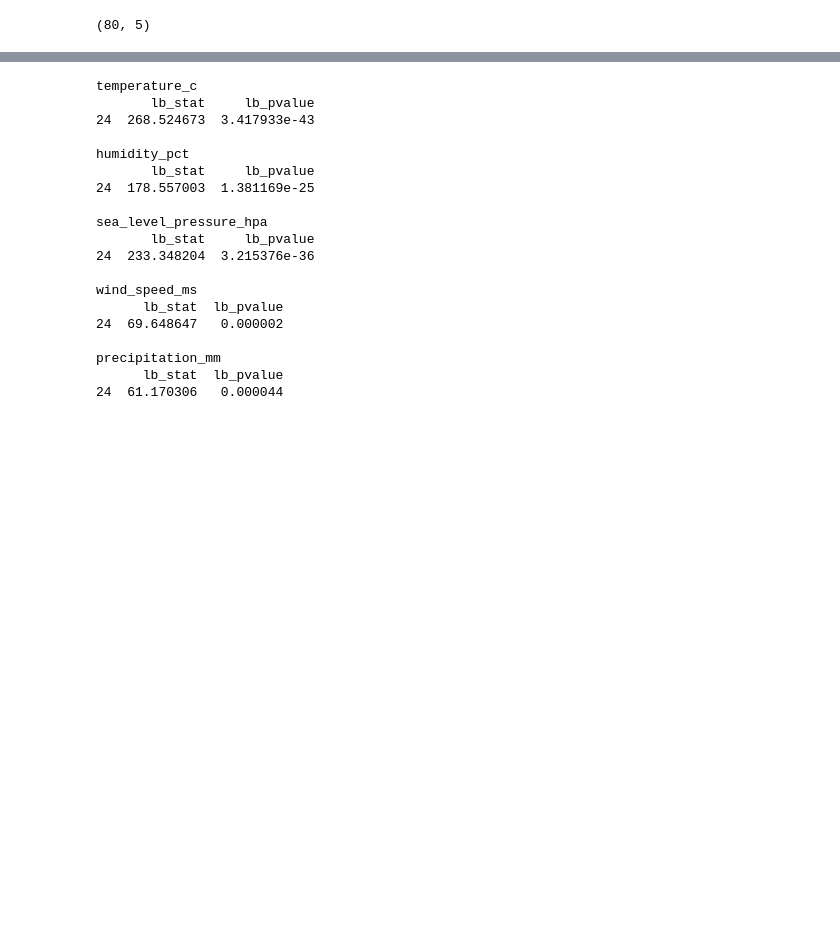
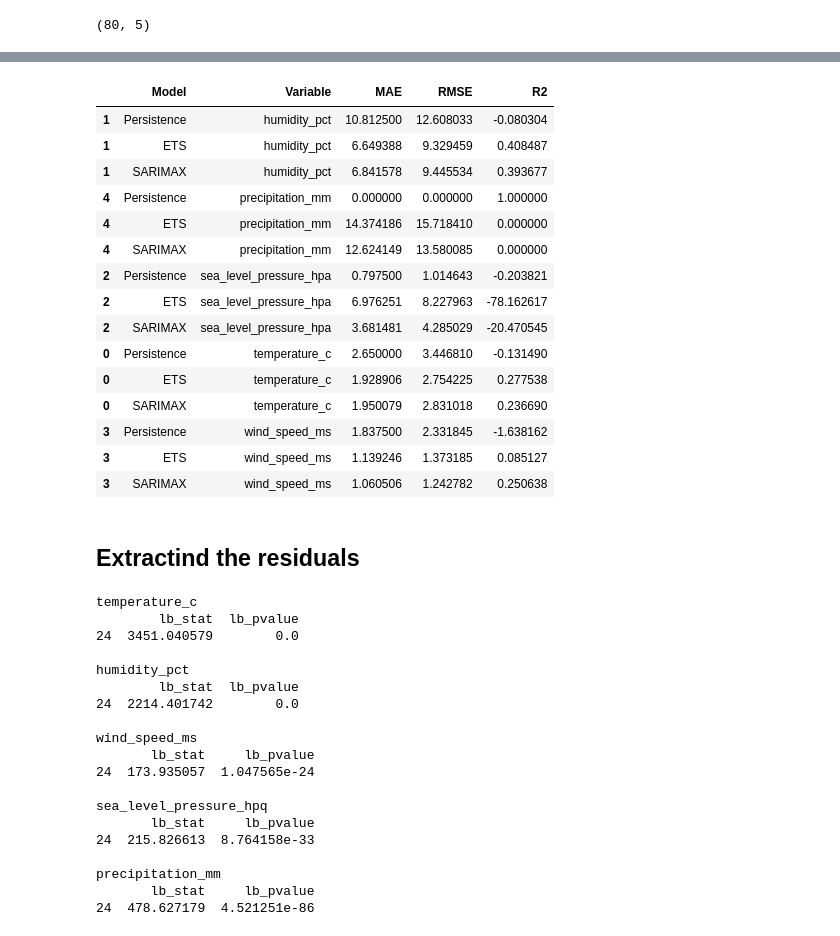
Before and after one commit to noura-z/hybrid-climate-forecasting, a Jupyter notebook: notebooks/03_varmax_baseline.ipynb, the cells around one changed output, grey strips where cells are left out. Cells and saved outputs as stored; diff of their text form; code cells hidden in the pictures; blank space fills up the shorter version.

```diff
--- a/notebooks/03_varmax_baseline.ipynb
+++ b/notebooks/03_varmax_baseline.ipynb
@@ -234,0 +579,25 @@ for col in residuals.columns:
+# %%
+best_models = comparison.loc[
+    comparison.groupby("Variable")["R2"].idxmax()
+]
+
+best_models
+# %% [output]
+|  | Model | Variable | MAE | RMSE | R2 |
+| 1 | Persistence | humidity_pct | 10.812500 | 12.608033 | -0.080304 |
+| 1 | ETS | humidity_pct | 6.649388 | 9.329459 | 0.408487 |
+| 1 | SARIMAX | humidity_pct | 6.841578 | 9.445534 | 0.393677 |
+| 4 | Persistence | precipitation_mm | 0.000000 | 0.000000 | 1.000000 |
+| 4 | ETS | precipitation_mm | 14.374186 | 15.718410 | 0.000000 |
+| 4 | SARIMAX | precipitation_mm | 12.624149 | 13.580085 | 0.000000 |
+| 2 | Persistence | sea_level_pressure_hpa | 0.797500 | 1.014643 | -0.203821 |
+| 2 | ETS | sea_level_pressure_hpa | 6.976251 | 8.227963 | -78.162617 |
+| 2 | SARIMAX | sea_level_pressure_hpa | 3.681481 | 4.285029 | -20.470545 |
+| 0 | Persistence | temperature_c | 2.650000 | 3.446810 | -0.131490 |
+| 0 | ETS | temperature_c | 1.928906 | 2.754225 | 0.277538 |
+| 0 | SARIMAX | temperature_c | 1.950079 | 2.831018 | 0.236690 |
+| 3 | Persistence | wind_speed_ms | 1.837500 | 2.331845 | -1.638162 |
+| 3 | ETS | wind_speed_ms | 1.139246 | 1.373185 | 0.085127 |
+| 3 | SARIMAX | wind_speed_ms | 1.060506 | 1.242782 | 0.250638 |
+# %% [markdown]
+## Extractind the residuals
@@ -235,26 +622,40 @@ for col in residuals.columns:
 # %%
 from statsmodels.stats.diagnostic import acorr_ljungbox
 
-for col in residuals.columns:
-    print(f"\n{col}")
-    print(acorr_ljungbox(residuals[col], lags=[24], return_df=True))
+for variable, residuals in {
+    "temperature_c": ets_residuals["temperature_c"],
+    "humidity_pct": ets_residuals["humidity_pct"],
+    "wind_speed_ms": all_residuals["wind_speed_ms"],
+    "sea_level_pressure_hpq" : pressure_residuals,
+    "precipitation_mm" : ets_residuals["precipitation_mm"]
+}.items():
+
+    print(f"\n{variable}")
+
+    lb = acorr_ljungbox(
+        residuals.dropna(),
+        lags=[24],
+        return_df=True
+    )
+
+    print(lb)
 # %% [output]
 temperature_c
-       lb_stat     lb_pvalue
-24  268.524673  3.417933e-43
+        lb_stat  lb_pvalue
+24  3451.040579        0.0
 
 humidity_pct
-       lb_stat     lb_pvalue
-24  178.557003  1.381169e-25
-
-sea_level_pressure_hpa
-       lb_stat     lb_pvalue
-24  233.348204  3.215376e-36
+        lb_stat  lb_pvalue
+24  2214.401742        0.0
 
 wind_speed_ms
-      lb_stat  lb_pvalue
-24  69.648647   0.000002
+       lb_stat     lb_pvalue
+24  173.935057  1.047565e-24
+
+sea_level_pressure_hpq
+       lb_stat     lb_pvalue
+24  215.826613  8.764158e-33
 
 precipitation_mm
-      lb_stat  lb_pvalue
-24  61.170306   0.000044
+       lb_stat     lb_pvalue
+24  478.627179  4.521251e-86
```
Also changed, not shown: parts of 41 cells of this notebook.
